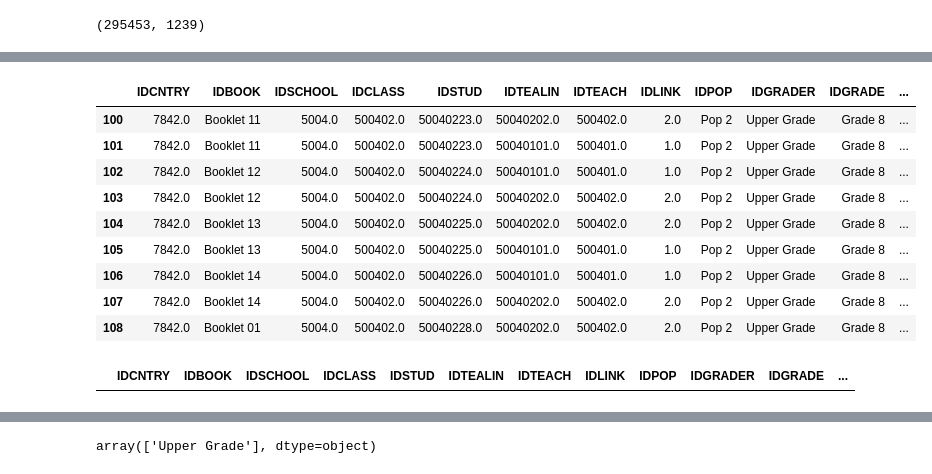
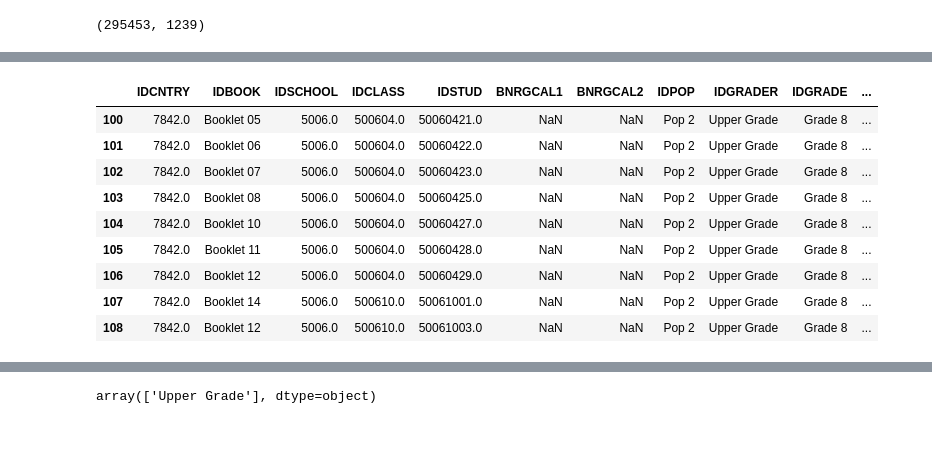
Before and after one commit to sjhaluck/TIMSS-Data-Science, a Jupyter notebook: TIMSS Exploration.ipynb, the cells around one changed output, grey strips where cells are left out. Drawn from its saved outputs; the diff is of its cells as text; code cells hidden in the pictures; blank space fills up the shorter version.

```diff
--- a/TIMSS Exploration.ipynb
+++ b/TIMSS Exploration.ipynb
@@ -32,29 +32,24 @@ for file in glob.glob('T19_G8_SPSS Data/*.sav'):
             student = student.append(pd.read_spss(file), ignore_index=True, sort=False)
         except:
             student = pd.read_spss(file)
-            student.name = 'student'
-            df_list.append(student)
     elif re.search('bst',file) != None:
+        use_cols = ['IDCNTRY', 'IDBOOK', 'IDSCHOOL', 'IDCLASS', 'IDSTUD', 'IDTEALIN', 'IDTEACH',
+       'IDLINK', 'IDPOP', 'IDGRADE', 'IDSUBJ', 'ITCOURSE', 'NMTEACH',
+       'NSTEACH']
         try:
-            stud_teach = stud_teach.append(pd.read_spss(file), ignore_index=True, sort=False)
+            stud_teach = stud_teach.append(pd.read_spss(file, usecols=use_cols), ignore_index=True, sort=False)
         except:
-            stud_teach = pd.read_spss(file)
-            stud_teach.name = 'stud_teach'
-            df_list.append(stud_teach)
+            stud_teach = pd.read_spss(file, usecols=use_cols)
     elif re.search('btm',file) != None:
         try:
             math_teach = math_teach.append(pd.read_spss(file), ignore_index=True, sort=False)
         except:
             math_teach = pd.read_spss(file)
-            math_teach.name = 'math_teach'
-            df_list.append(math_teach)
     elif re.search('bts',file) != None:
         try:
             sci_teach = sci_teach.append(pd.read_spss(file), ignore_index=True, sort=False)
         except:
             sci_teach = pd.read_spss(file)
-            sci_teach.name = 'sci_teach'
-            df_list.append(sci_teach)
 # %%
 file_name = 'T19_G8_Codebooks/T19_G8_Codebook.xlsx'
 dfs = pd.read_excel(file_name, sheet_name=None)
@@ -276,17 +247,13 @@ stud_ach[~stud_ach.iloc[:,682:689].isnull().all(axis=1)].iloc[:,682:689]
 # %%
-stud_teach.iloc[100:109,:]
+stud_ach.iloc[100:109,:]
 # %% [output]
-|  | IDCNTRY | IDBOOK | IDSCHOOL | IDCLASS | IDSTUD | IDTEALIN | IDTEACH | IDLINK | IDPOP | IDGRADER | IDGRADE | ... |
-| 100 | 7842.0 | Booklet 11 | 5004.0 | 500402.0 | 50040223.0 | 50040202.0 | 500402.0 | 2.0 | Pop 2 | Upper Grade | Grade 8 | ... |
-| 101 | 7842.0 | Booklet 11 | 5004.0 | 500402.0 | 50040223.0 | 50040101.0 | 500401.0 | 1.0 | Pop 2 | Upper Grade | Grade 8 | ... |
-| 102 | 7842.0 | Booklet 12 | 5004.0 | 500402.0 | 50040224.0 | 50040101.0 | 500401.0 | 1.0 | Pop 2 | Upper Grade | Grade 8 | ... |
-| 103 | 7842.0 | Booklet 12 | 5004.0 | 500402.0 | 50040224.0 | 50040202.0 | 500402.0 | 2.0 | Pop 2 | Upper Grade | Grade 8 | ... |
-| 104 | 7842.0 | Booklet 13 | 5004.0 | 500402.0 | 50040225.0 | 50040202.0 | 500402.0 | 2.0 | Pop 2 | Upper Grade | Grade 8 | ... |
-| 105 | 7842.0 | Booklet 13 | 5004.0 | 500402.0 | 50040225.0 | 50040101.0 | 500401.0 | 1.0 | Pop 2 | Upper Grade | Grade 8 | ... |
-| 106 | 7842.0 | Booklet 14 | 5004.0 | 500402.0 | 50040226.0 | 50040101.0 | 500401.0 | 1.0 | Pop 2 | Upper Grade | Grade 8 | ... |
-| 107 | 7842.0 | Booklet 14 | 5004.0 | 500402.0 | 50040226.0 | 50040202.0 | 500402.0 | 2.0 | Pop 2 | Upper Grade | Grade 8 | ... |
-| 108 | 7842.0 | Booklet 01 | 5004.0 | 500402.0 | 50040228.0 | 50040202.0 | 500402.0 | 2.0 | Pop 2 | Upper Grade | Grade 8 | ... |
+|  | IDCNTRY | IDBOOK | IDSCHOOL | IDCLASS | IDSTUD | BNRGCAL1 | BNRGCAL2 | IDPOP | IDGRADER | IDGRADE | ... |
+| 100 | 7842.0 | Booklet 05 | 5006.0 | 500604.0 | 50060421.0 | NaN | NaN | Pop 2 | Upper Grade | Grade 8 | ... |
+| 101 | 7842.0 | Booklet 06 | 5006.0 | 500604.0 | 50060422.0 | NaN | NaN | Pop 2 | Upper Grade | Grade 8 | ... |
+| 102 | 7842.0 | Booklet 07 | 5006.0 | 500604.0 | 50060423.0 | NaN | NaN | Pop 2 | Upper Grade | Grade 8 | ... |
+| 103 | 7842.0 | Booklet 08 | 5006.0 | 500604.0 | 50060425.0 | NaN | NaN | Pop 2 | Upper Grade | Grade 8 | ... |
+| 104 | 7842.0 | Booklet 10 | 5006.0 | 500604.0 | 50060427.0 | NaN | NaN | Pop 2 | Upper Grade | Grade 8 | ... |
+| 105 | 7842.0 | Booklet 11 | 5006.0 | 500604.0 | 50060428.0 | NaN | NaN | Pop 2 | Upper Grade | Grade 8 | ... |
+| 106 | 7842.0 | Booklet 12 | 5006.0 | 500604.0 | 50060429.0 | NaN | NaN | Pop 2 | Upper Grade | Grade 8 | ... |
+| 107 | 7842.0 | Booklet 14 | 5006.0 | 500610.0 | 50061001.0 | NaN | NaN | Pop 2 | Upper Grade | Grade 8 | ... |
+| 108 | 7842.0 | Booklet 12 | 5006.0 | 500610.0 | 50061003.0 | NaN | NaN | Pop 2 | Upper Grade | Grade 8 | ... |
-# %%
-stud_teach[stud_teach.IDTEACH.astype(int)*100+stud_teach.IDLINK.astype(int) != stud_teach.IDTEALIN.astype(int)]
-# %% [output]
-|  | IDCNTRY | IDBOOK | IDSCHOOL | IDCLASS | IDSTUD | IDTEALIN | IDTEACH | IDLINK | IDPOP | IDGRADER | IDGRADE | ... |
```
Also changed, not shown: parts of 29 cells of this notebook.
